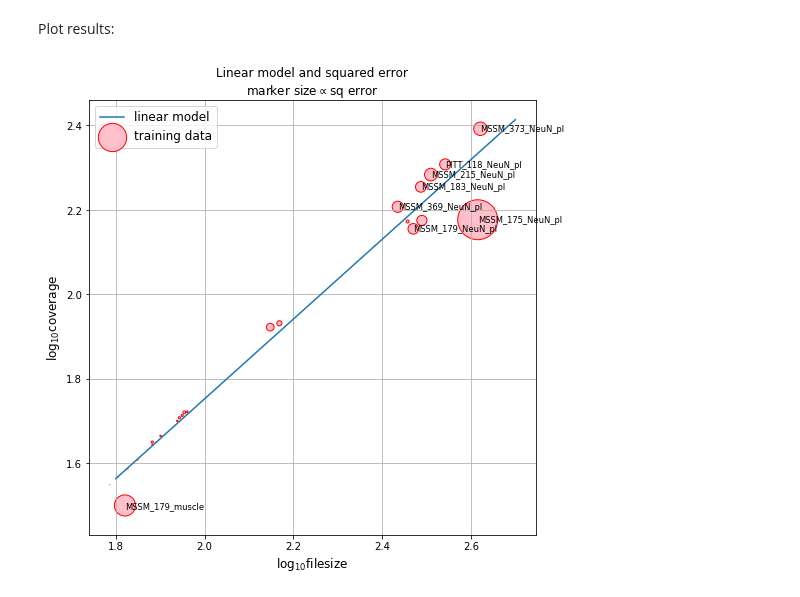
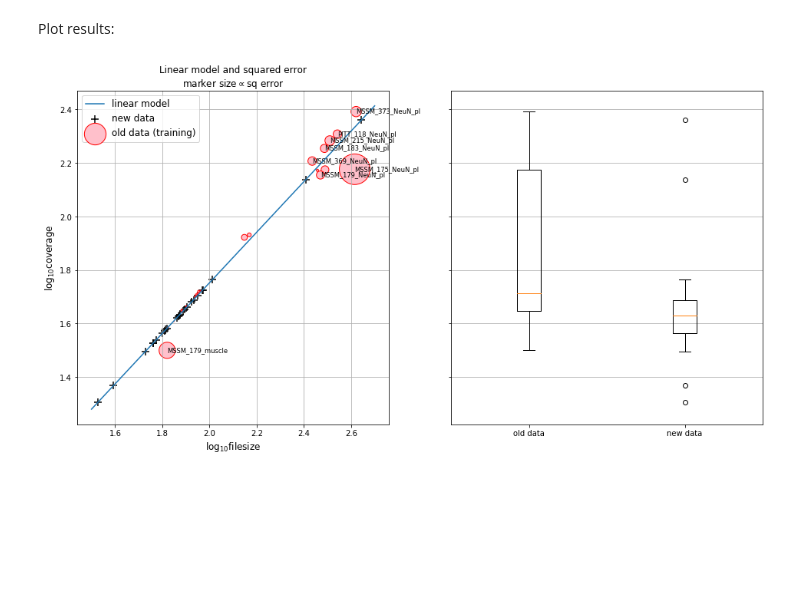
Before and after one commit to attilagk/BSM-research, a Jupyter notebook: notebook/2020-04-29-sample-fastq-sizes/2020-04-29-sample-fastq-sizes.ipynb, the cells around one changed output. Drawn from its saved outputs; the diff is of its cells as text; code cells hidden in the pictures; blank space fills up the shorter version.

Commit message:
data set sizes largely completed

```diff
--- a/notebook/2020-04-29-sample-fastq-sizes/2020-04-29-sample-fastq-sizes.ipynb
+++ b/notebook/2020-04-29-sample-fastq-sizes/2020-04-29-sample-fastq-sizes.ipynb
@@ -68,8 +70,8 @@ fsize = nblocks.groupby('sample').sum()
 samples = set(fsize.index).intersection(nreads.index)
 nreads = nreads.loc[samples, :].sort_values('nreads', ascending=False)
 fsize = fsize.loc[nreads.index, :]
-df = pd.concat([nreads, fsize], axis=1)[['nreads', 'coverage', 'fq.gz size, GiB']]
-print(df.head(), '\n' * 2, df.tail())
+old = pd.concat([nreads, fsize], axis=1)[['nreads', 'coverage', 'fq.gz size, GiB']]
+print(old.head(), '\n' * 2, old.tail())
 # %% [output]
                       nreads    coverage  fq.gz size, GiB
 sample
@@ -86,3 +88,12 @@ MSSM_183_muscle   794585616  38.241966        66.080299
 MSSM_179_NeuN_mn  767418276  36.934451        63.949398
 PITT_010_NeuN_mn  735747926  35.410214        61.114750
 MSSM_179_muscle   656607857  31.601346        66.167599
+# %%
+slist = pd.read_csv('/home/attila/projects/bsm/results/2020-04-07-GENEWIZ-samples/sample_list.tsv', sep='\t', index_col='file_name')
+p1 = subprocess.run(['aws', 's3', 'ls', 's3://chesslab-bsmn/GENEWIZ/30-317737003/'], capture_output=True)
+p2 = subprocess.run(['tr', '--squeeze', '" "', ','], input=p1.stdout, capture_output=True)
+newdata = pd.read_csv(io.StringIO(p2.stdout.decode('utf-8')), names=['date', 'time', 'fq.gz size, bytes', 'filename'], index_col='filename')
+newdata['fq.gz size, GiB'] = newdata['fq.gz size, bytes'] / 2 ** 30
+newdata = pd.concat([slist, newdata], axis=1)
+new = newdata.groupby('#sample_id').sum().sort_values('fq.gz size, GiB', ascending=False)
+print(new.head(), '\n' * 2, new.tail())
@@ -113,12 +140,15 @@ The graph reveals a linear relationship for most samples, while some samples see
 
 Fit linear model and evaluate squared error for each point of the training data
 # %%
-X = np.log10(np.array(df['fq.gz size, GiB']))[:, np.newaxis]
-y = np.log10(np.array(df['coverage']))[:, np.newaxis]
+X = np.log10(np.array(old['fq.gz size, GiB']))[:, np.newaxis]
+y = np.log10(np.array(old['coverage']))[:, np.newaxis]
 lm = linear_model.LinearRegression().fit(X, y)
 y_hat = lm.predict(X)
-X_fig = np.linspace(1.8, 2.7, 2)[:, np.newaxis]
+X_fig = np.linspace(1.5, 2.7, 2)[:, np.newaxis]
 y_fig = lm.predict(X_fig)
+X_new = np.log10(np.array(new['fq.gz size, GiB']))[:, np.newaxis]
+y_new = lm.predict(X_new)
+new['coverage'] = y_new[:, 0]
 sq_error = (y_hat[:, 0] - y[:, 0]) ** 2
 sq_error_sorted = sq_error.copy()
 sq_error_sorted.sort()
@@ -134,16 +164,21 @@ print(sq_error_sorted)
 # %% [markdown]
 Plot results:
 # %%
-fig, ax = plt.subplots(figsize=(8, 8))
+fig, axes = plt.subplots(1, 2, figsize=(16, 8), sharey=True)
+ax = axes[0]
 ax.plot(X_fig[:, 0], y_fig[:, 0], label='linear model')
-ax.scatter(X[:, 0], y[:, 0], s=5*sq_error/np.median(sq_error), c='pink', edgecolor='red', marker='o', label='training data')
+ax.scatter(X_new[:, 0], y_new[:, 0], marker='+', c='k', s=100, label='new data')
+ax.scatter(X[:, 0], y[:, 0], s=5*sq_error/np.median(sq_error), c='pink', edgecolor='red', marker='o', label='old data (training)')
 ax.legend(fontsize='large')
 ax.set_title('Linear model and squared error\nmarker size$\propto$sq error')
 ax.set_xlabel('$\log_{10} \mathrm{filesize}$', fontsize='large')
 ax.set_ylabel('$\log_{10} \mathrm{coverage}$', fontsize='large')
 ax.grid(b=True, which='both')
-for sqe, s, xx, yy in zip(sq_error, df.index, X[:, 0], y[:, 0]):
+for sqe, s, xx, yy in zip(sq_error, old.index, X[:, 0], y[:, 0]):
     if sqe > 1.7e-3:
         ax.text(xx, yy, s, horizontalalignment='left', verticalalignment='center', fontsize='small')
+ax = axes[1]
+ax.grid(b=True, which='both', axis='y')
+bp = ax.boxplot((y, y_new), labels=['old data', 'new data'])
 # %% [output]
-[figure, old version]
+[figure, new version]
```
Also changed, not shown: parts of 5 cells of this notebook.
